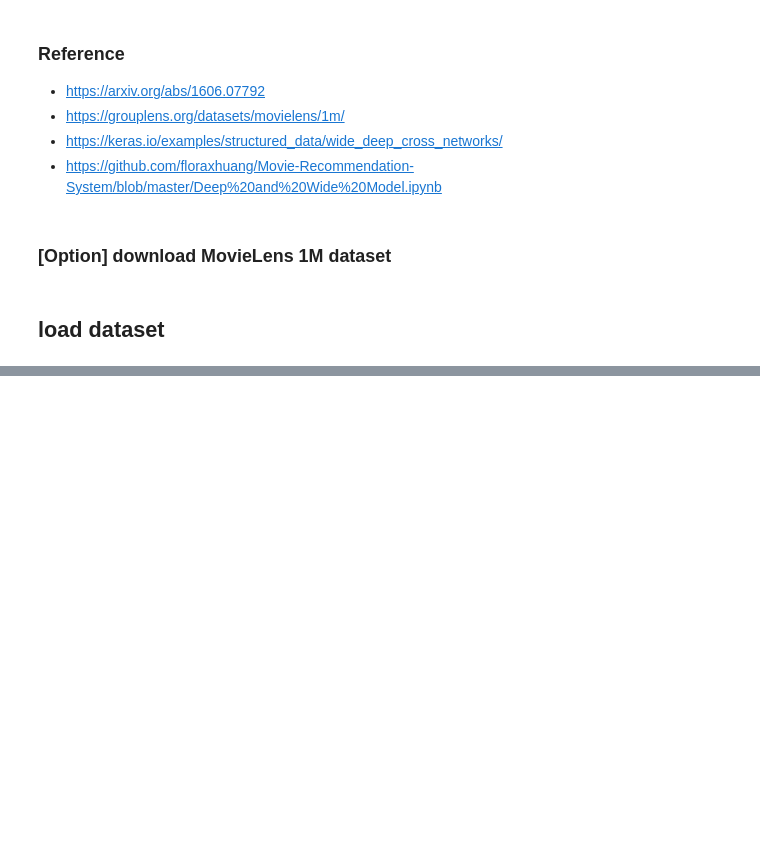
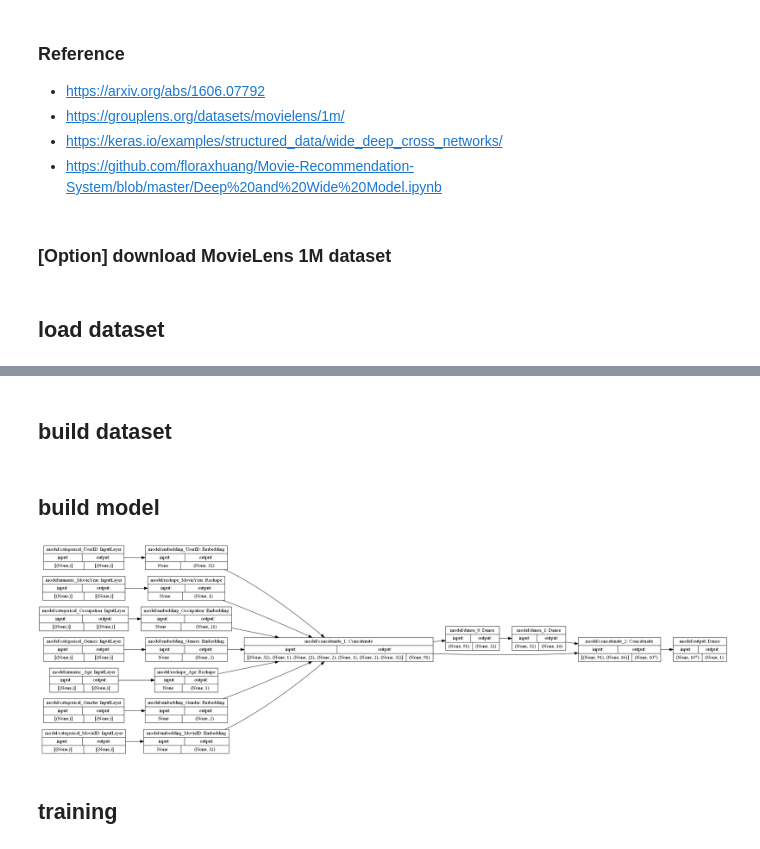
Before and after one commit to magikerwin/RecSys-tf2, a Jupyter notebook: Wide_and_Deep/Wide_and_Deep_tf2.ipynb, the cells around one changed output, grey strips where cells are left out. Cells and saved outputs as stored; diff of their text form; code cells hidden in the pictures; blank space fills up the shorter version.

Commit message:
Add model building

```diff
--- a/Wide_and_Deep/Wide_and_Deep_tf2.ipynb
+++ b/Wide_and_Deep/Wide_and_Deep_tf2.ipynb
@@ -69,2 +90,4 @@ df_total.head()
+# %% [markdown]
+## build dataset
 # %%
 wide_cols = ['UserID', 'MovieID', 'MovieYear', 'Gender', 'Age', 'Occupation']
@@ -82,0 +130,47 @@ idx2name_generes
+# %% [markdown]
+## build model
+# %%
+def get_model_inputs(feature_cols, name):
+    inputs = {}
+    encoded_inputs = {}
+    for feature_name in feature_cols:
+        #if 1:
+        if feature_name in continuous_cols:
+            raw_input = tf.keras.Input(shape=(), dtype=tf.float32, name=f'{name}/numeric_{feature_name}')
+            encoded_input = tf.keras.layers.Reshape(target_shape=(1,), name=f'{name}/reshape_{feature_name}') (raw_input)
+            inputs[feature_name] = raw_input
+            encoded_inputs[feature_name] = encoded_input
+        else:
+            # define input dimension
+            input_dim = len(idx2name[feature_name])
+            # define output dimension
+            if feature_name in embeddings_cols:
+                output_dim = embeddings_cols[feature_name]
+            else:
+                output_dim = input_dim
+            raw_input = tf.keras.Input(shape=(), dtype=tf.float32, name=f'{name}/categorical_{feature_name}')
+            encoded_input = tf.keras.layers.Embedding(input_dim, output_dim, name=f'{name}/embedding_{feature_name}') (raw_input)
+            inputs[feature_name] = raw_input
+            encoded_inputs[feature_name] = encoded_input
+    return inputs, encoded_inputs
+# %%
+def create_model(model_name='model'):
+    inputs, encoded_inputs = get_model_inputs(feature_cols, model_name)
+    features = tf.keras.layers.concatenate(encoded_inputs.values(), name=f'{model_name}/concatenate_1')
+    deep_features = features
+
+    for idx, units in enumerate([32, 16]):
+        deep_features = tf.keras.layers.Dense(units=units, activation='relu', name=f'{model_name}/dense_{idx}') (deep_features)
+
+    features = tf.keras.layers.concatenate([features, deep_features], name=f'{model_name}/concatenate_2')
+    outputs = tf.keras.layers.Dense(units=1, activation='sigmoid', name=f'{model_name}/output') (features)
+    model = tf.keras.Model(inputs=inputs, outputs=outputs, name=model_name)
+    return model
+# %%
+model = create_model()
+# %%
+tf.keras.utils.plot_model(model, show_shapes=True, rankdir='LR', to_file='./images/model.png')
+# %% [output]
+[figure, added]
+# %% [markdown]
+## training
```
Also changed, not shown: parts of 17 cells of this notebook.
